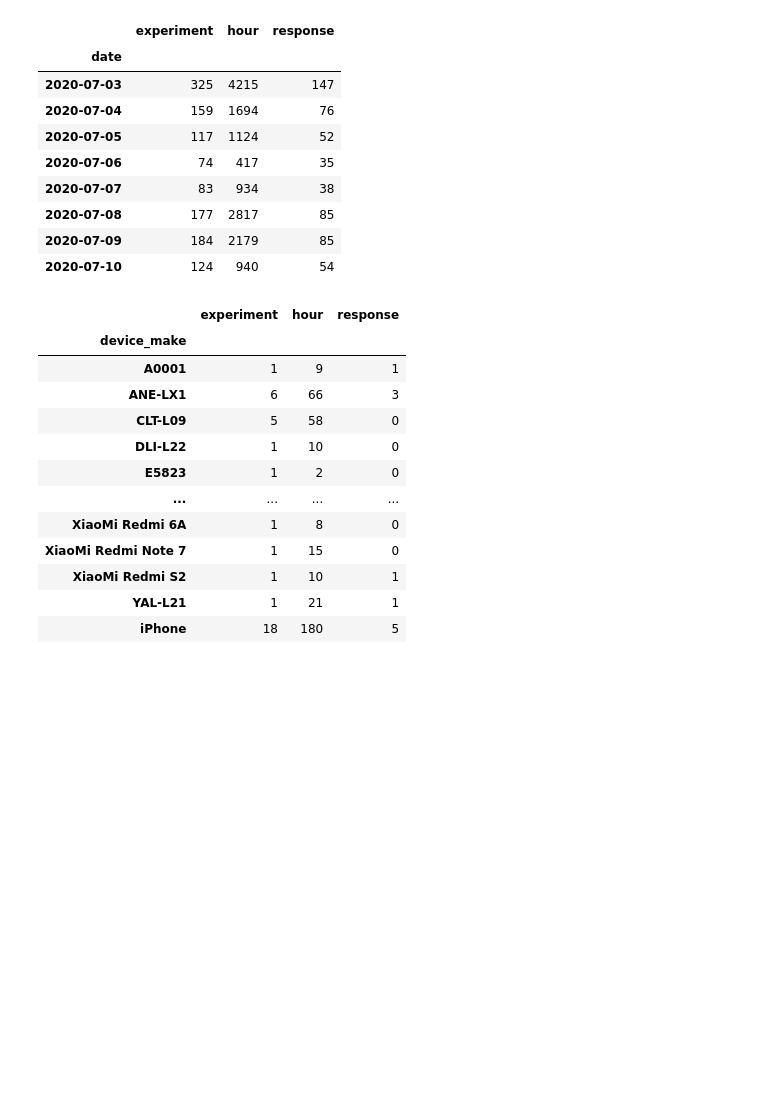
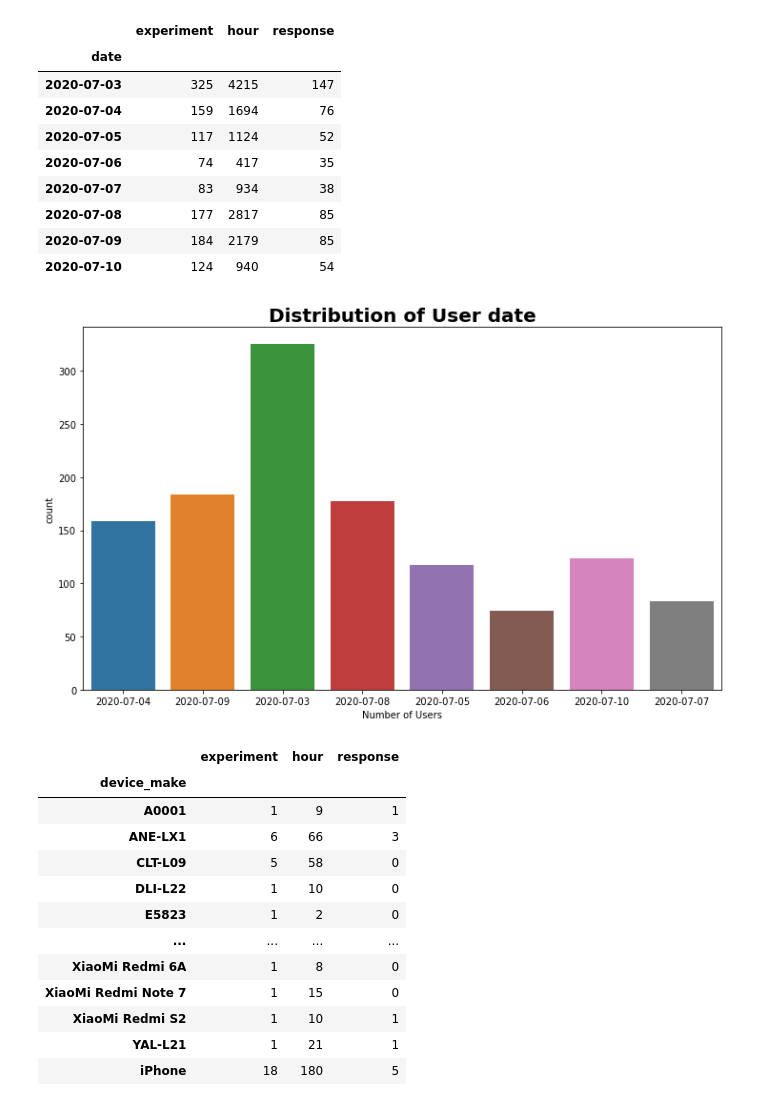
Before and after one commit to dagmawiii03/Ab_Hypothesis_Testing, a Jupyter notebook: Notebooks/Data_Exploration.ipynb, the cells around one changed output. Drawn from its saved outputs; the diff is of its cells as text; code cells hidden in the pictures; blank space fills up the shorter version.

```diff
--- a/Notebooks/Data_Exploration.ipynb
+++ b/Notebooks/Data_Exploration.ipynb
@@ -277,6 +277,10 @@ date_group_df
 | 2020-07-08 | 177 | 2817 | 85 |
 | 2020-07-09 | 184 | 2179 | 85 |
 | 2020-07-10 | 124 | 940 | 54 |
+# %%
+draw.plot_count(combined_df, 'date')
+# %% [output]
+[figure, added]
 # %%
 #based on devices used
 date_group_df = combined_df.groupby('device_make').agg(
```
Also changed, not shown: parts of 9 cells of this notebook, 2 other files.
